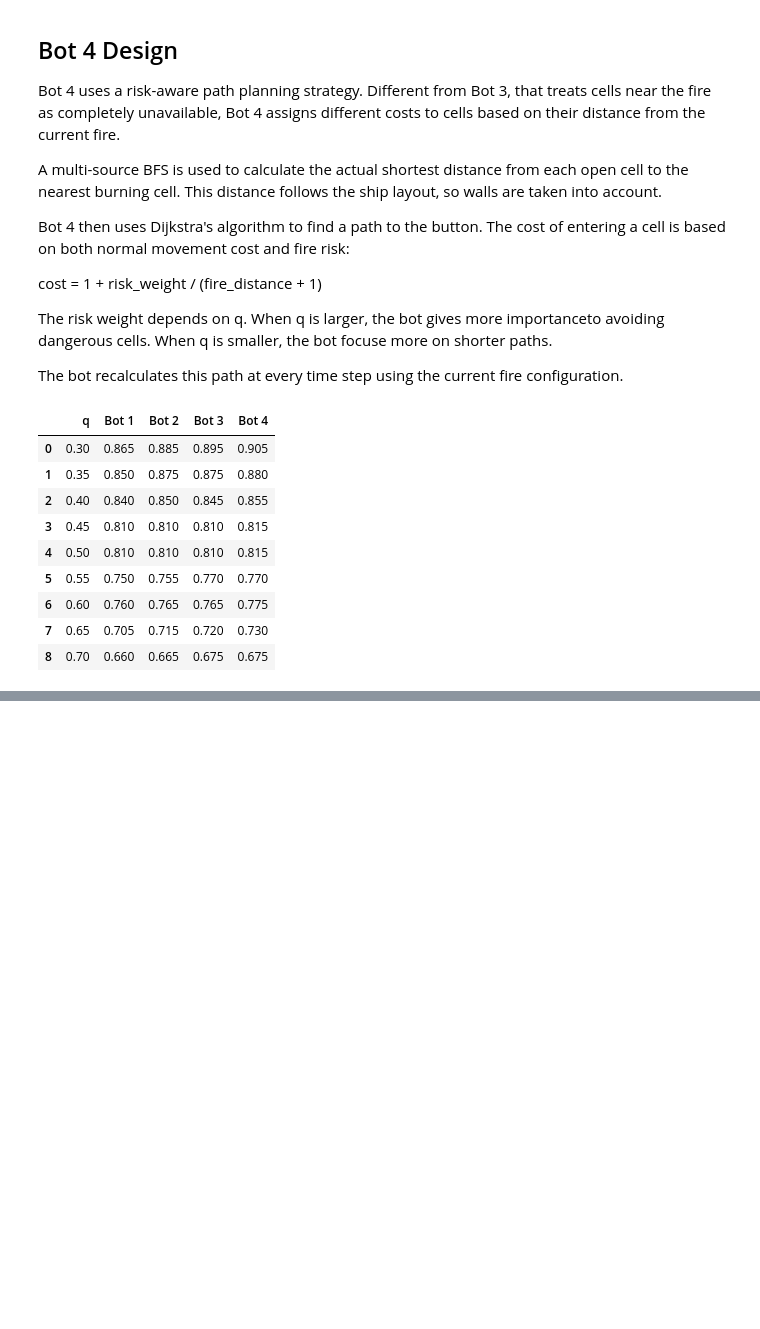
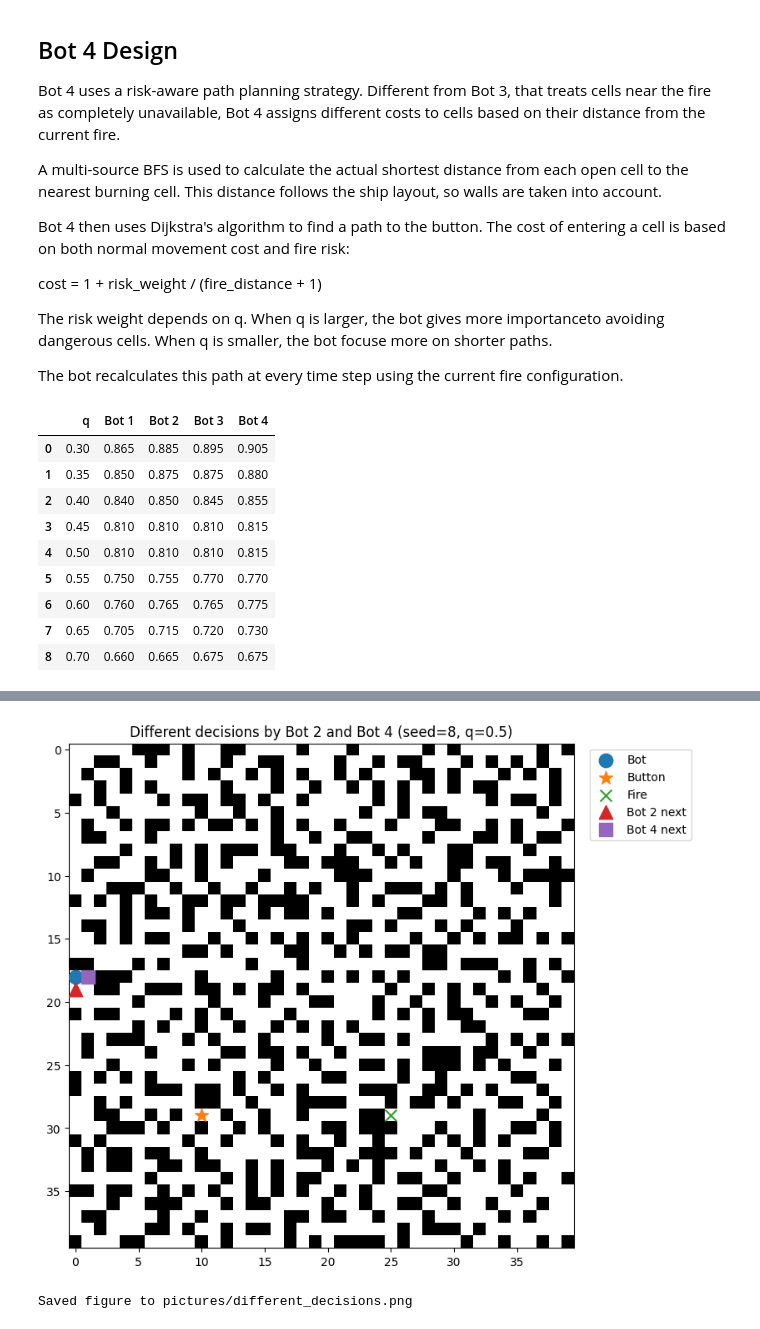
Before and after one commit to taotaokt/CS440, a Jupyter notebook: CS440-Project01/project1.ipynb, the cells around one changed output, grey strips where cells are left out. Saved outputs shown, nothing was run; the diff lists cells and outputs as text; code cells hidden in the pictures; blank space fills up the shorter version.

Commit message:
add the different decision part

```diff
--- a/CS440-Project01/project1.ipynb
+++ b/CS440-Project01/project1.ipynb
@@ -698,0 +773,55 @@ results_table
+# %%
+if different_case is not None:
+    seed, test_ship, bot_position, button_position, burning_cells, move2, move4 = different_case
+
+    plt.figure(figsize=(8, 8))
+    plt.imshow(test_ship, cmap="gray", interpolation="nearest")
+
+    # current bot
+    bot_row, bot_col = bot_position
+    plt.scatter(bot_col, bot_row, s=140, marker="o", label="Bot", zorder=5)
+
+    # button
+    button_row, button_col = button_position
+    plt.scatter(button_col, button_row, s=140, marker="*", label="Button", zorder=5)
+
+    # fire
+    fire_rows = [r for r, c in burning_cells]
+    fire_cols = [c for r, c in burning_cells]
+    plt.scatter(fire_cols, fire_rows, s=100, marker="x", label="Fire", zorder=5)
+
+    # Bot 2 next move
+    move2_row, move2_col = move2
+    plt.scatter(move2_col, move2_row, s=140, marker="^", label="Bot 2 next", zorder=6)
+
+    # Bot 4 next move
+    move4_row, move4_col = move4
+    plt.scatter(move4_col, move4_row, s=140, marker="s", label="Bot 4 next", zorder=6)
+
+    # arrows from bot to the chosen next cells
+    plt.annotate(
+        "",
+        xy=(move2_col, move2_row),
+        xytext=(bot_col, bot_row),
+        arrowprops=dict(arrowstyle="->", lw=2)
+    )
+
+    plt.annotate(
+        "",
+        xy=(move4_col, move4_row),
+        xytext=(bot_col, bot_row),
+        arrowprops=dict(arrowstyle="->", lw=2)
+    )
+
+    plt.title(f"Different decisions by Bot 2 and Bot 4 (seed={seed}, q={q_case})")
+    plt.legend(loc="upper left", bbox_to_anchor=(1.02, 1))
+    plt.tight_layout()
+
+    os.makedirs("pictures", exist_ok=True)
+    plt.savefig("pictures/different_decisions.png", dpi=300, bbox_inches="tight")
+    plt.show()
+
+    print("Saved figure to pictures/different_decisions.png")
+# %% [output]
+[figure, added]
+Saved figure to pictures/different_decisions.png
```
Also changed, not shown: parts of 2 cells of this notebook, 1 other file.
